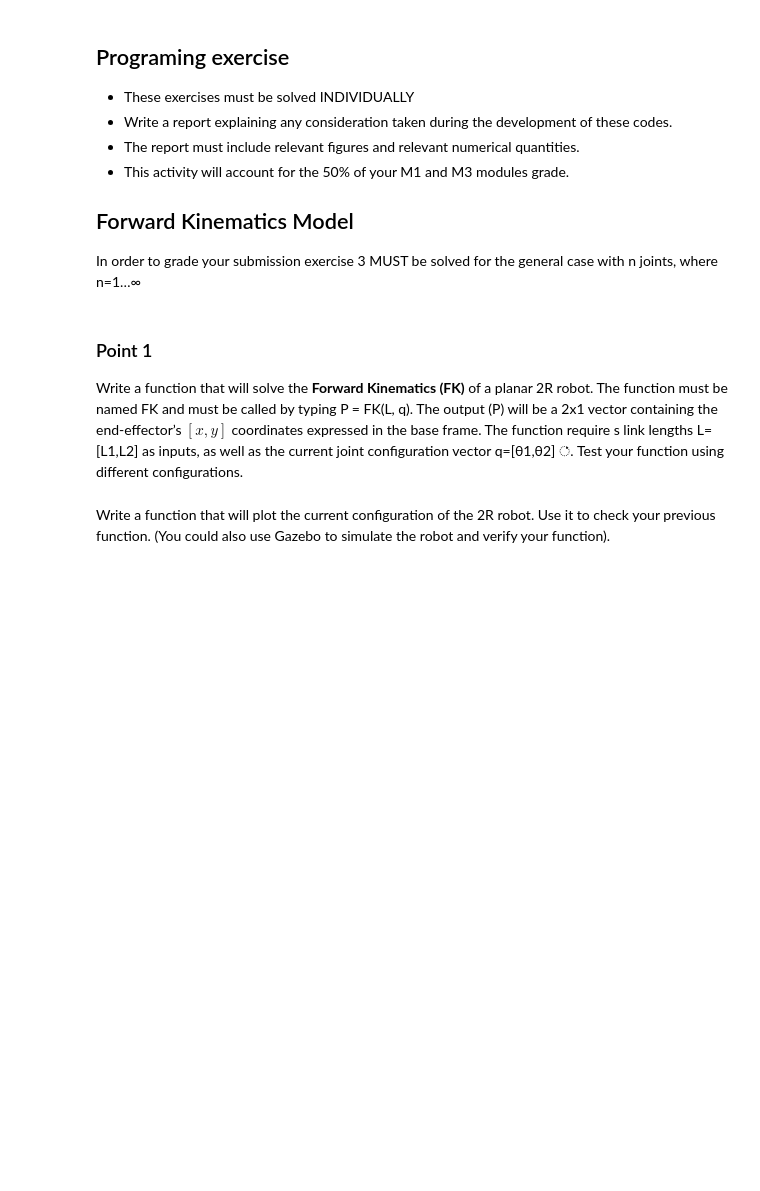
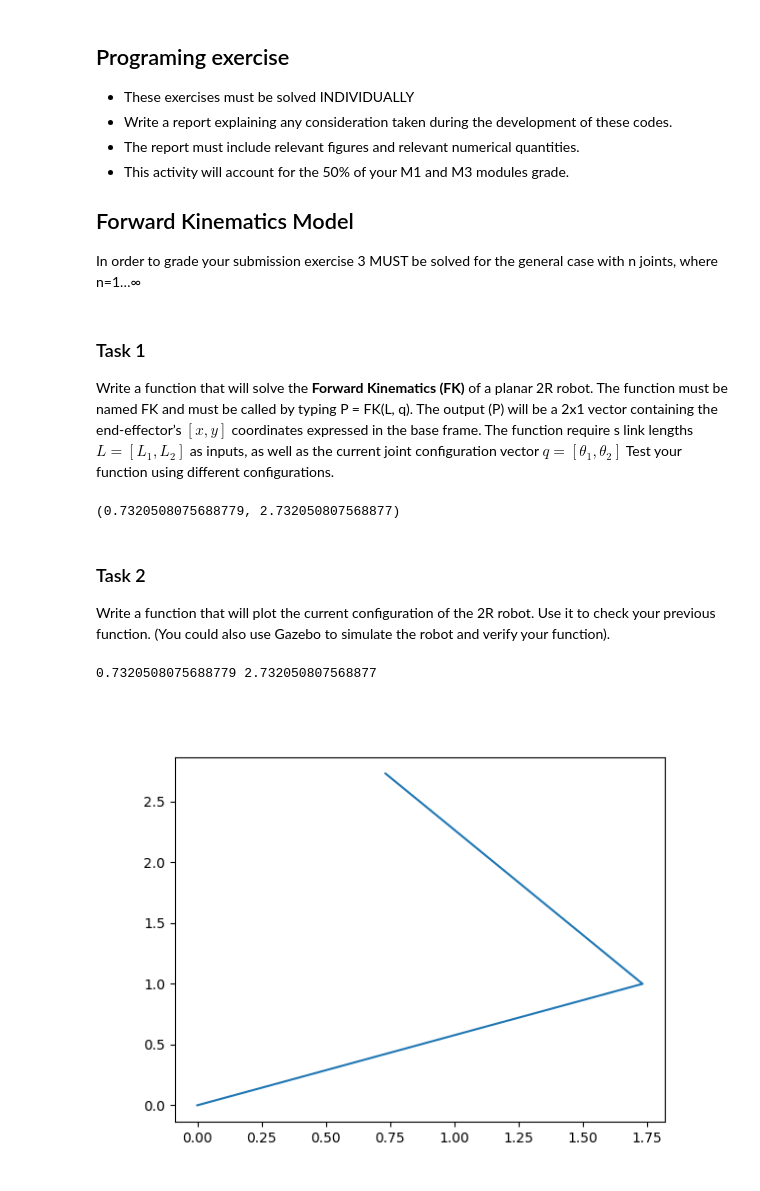
Before and after one commit to iiarroyo/robotics_101, a Jupyter notebook: Forward_kinematiks.ipynb, the cells around one changed output. Saved outputs shown, nothing was run; the diff lists cells and outputs as text; code cells hidden in the pictures; blank space fills up the shorter version.

```diff
--- a/Forward_kinematiks.ipynb
+++ b/Forward_kinematiks.ipynb
@@ -13,10 +103,54 @@ n=1…∞
 # %% [markdown]
-### Point 1
-Write a function that will solve the **Forward Kinematics (FK)** of a planar 2R robot. The function must be named FK and must be called by typing P = FK(L, q). The output (P) will be a 2x1 vector  containing the end-effector’s $[x,y]$ coordinates expressed in the base frame. The function require s link lengths
-L=[L1,L2]
-  as inputs, as well as the current joint configuration vector
-q=[θ1,θ2]
-். Test your function using different configurations.
+### Task 1
+Write a function that will solve the **Forward Kinematics (FK)** of a planar 2R robot. The function must be named FK and must be called by typing P = FK(L, q). The output (P) will be a 2x1 vector  containing the end-effector’s $[x,y]$ coordinates expressed in the base frame. The function require s link lengths $L=[L_1,L_2]$ as inputs, as well as the current joint configuration vector $q=[\theta_1,\theta_2]$
+Test your function using different configurations.
+# %%
+def FK(L, q):
+    """
+    :input: q must be in degrees
+    """
+    l1 = L[0]
+    l2 = L[1]
+    q1 = radians(q[0])
+    q2 = radians(q[1])
+    c1 = cos(q1)
+    c2 = cos(q2)
+    c12 = cos(q1 + q2)
+    s1 = sin(q1)
+    s12 = sin(q1 + q2)
+    bTe = np.matrix([[c12, -s12, 0, l2*c12 + l1*c1],
+                     [s12,  c12, 0, l2*s12 + l1*s1],
+                     [0,      0, 1,              0],
+                     [0,      0, 0,              1]])
+    return (bTe[0,3],bTe[1,3])
+
+L = [2, 2]
+q = [30, 90]
+P = FK(L, q)
+print(P)
+# %% [output]
+(0.7320508075688779, 2.732050807568877)
 # %% [markdown]
+
+### Task 2
 Write a function that will plot the current configuration of the 2R robot. Use it to check your previous function.  (You could also use Gazebo to simulate the robot and verify your function).
+# %%
+
+def two_dof_plot(q1, q2, l1, l2):
+    # l1 = 2 # length of first arm
+    # l2 = 2 # length of second arm
+    theta1 = radians(q1)
+    theta2 = radians(q2)
+    x1 = l1*cos(theta1)
+    y1 = l1*sin(theta1)
+    x2 = l1 * cos(theta1) + l2 * cos(theta1 + theta2)
+    y2 = l1 * sin(theta1) + l2 * sin(theta1 + theta2)
+    points = np.matrix([[0, 0], [x1, y1], [x2, y2]])
+    print(x2, y2)
+    plt.plot(points[:,0], points[:,1])
+
+two_dof_plot(30, 90, 2, 2)
+# %% [output]
+0.7320508075688779 2.732050807568877
+[figure, added]
 # %% [markdown]
```
Also changed, not shown: parts of 12 cells of this notebook, 3 other files.
